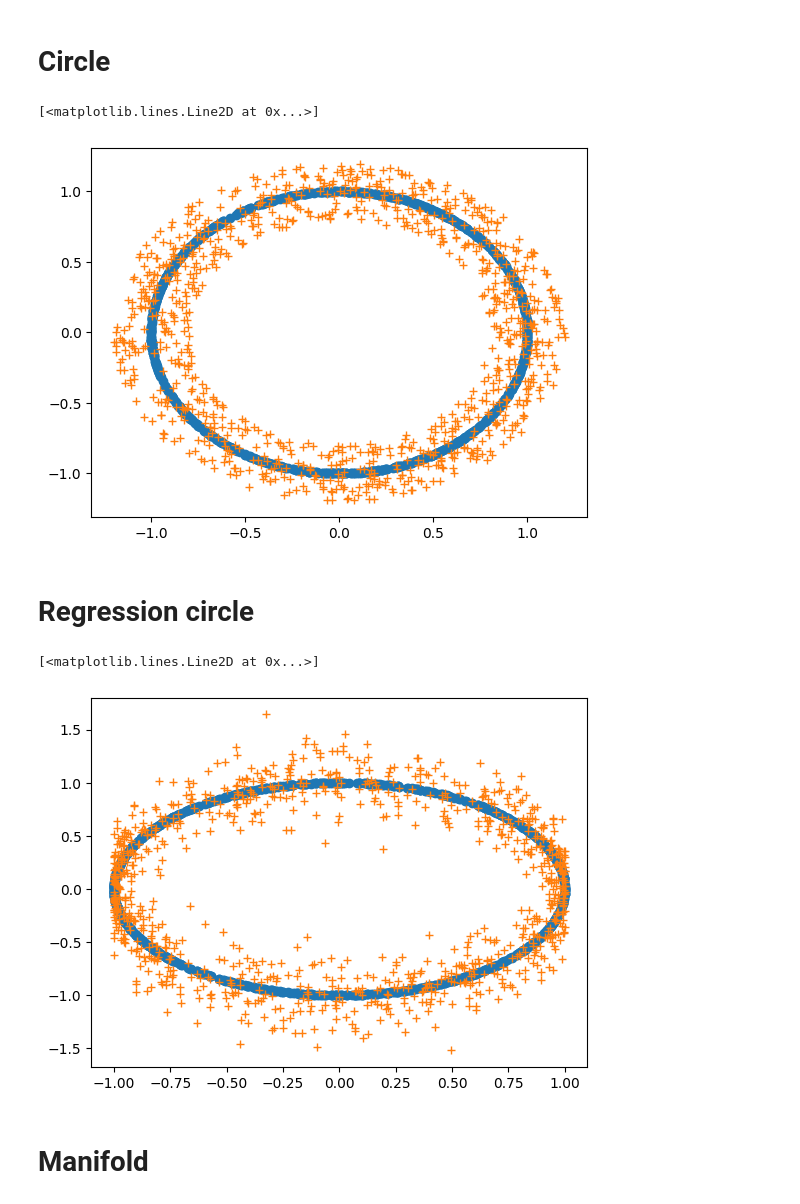
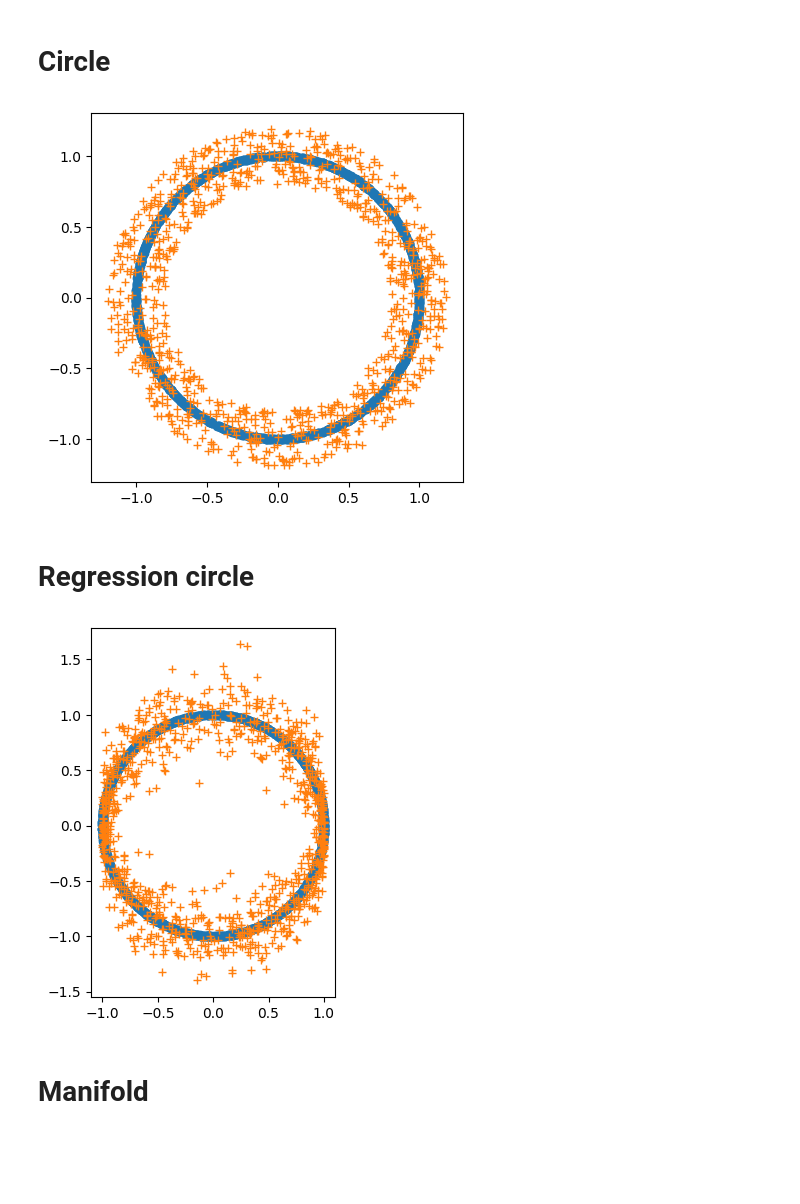
Before and after one commit to rcpaffenroth/iterativennsimple, a Jupyter notebook: notebooks/1-rcp-generate-data.ipynb, the cells around one changed output. Cells and saved outputs as stored; diff of their text form; code cells hidden in the pictures; blank space fills up the shorter version.

Commit message:
Working on data generation.  Added line examples and improving plotting.

```diff
--- a/notebooks/1-rcp-generate-data.ipynb
+++ b/notebooks/1-rcp-generate-data.ipynb
@@ -58,7 +149,7 @@ y_off = r_off*np.sin(thetas)
 # %%
 _, ax = plt.subplots()
 ax.plot(x_on, y_on, 'o')
 ax.plot(x_off, y_off, '+')
+ax.set_aspect('equal')
 # %% [output]
-[<matplotlib.lines.Line2D at 0x...>]
-[figure, old version]
+[figure, new version]
@@ -101,6 +174,6 @@ y_off = np.sin(thetas)+y_noise
 _, ax = plt.subplots()
 ax.plot(x_on, y_on, 'o')
 ax.plot(x_off, y_off, '+')
+ax.set_aspect('equal')
 # %% [output]
-[<matplotlib.lines.Line2D at 0x...>]
-[figure, old version]
+[figure, new version]
```
Also changed, not shown: parts of 27 cells of this notebook, 1 other file.
